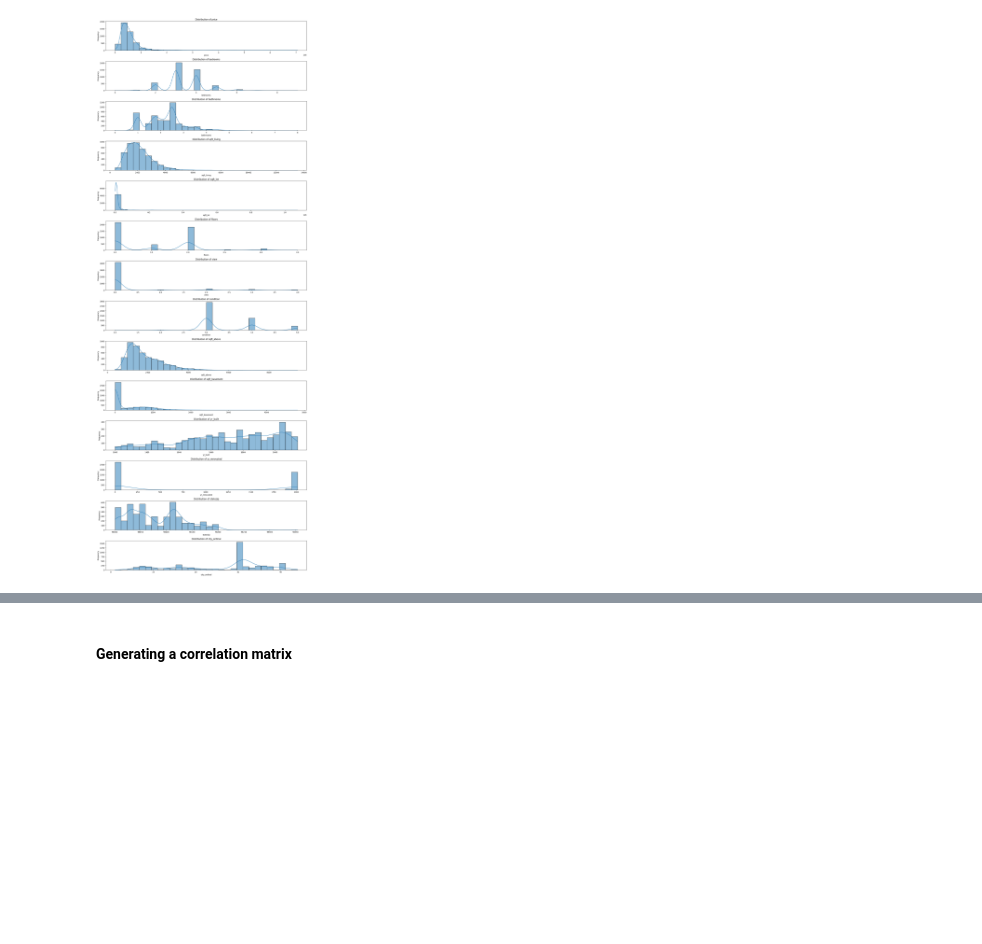
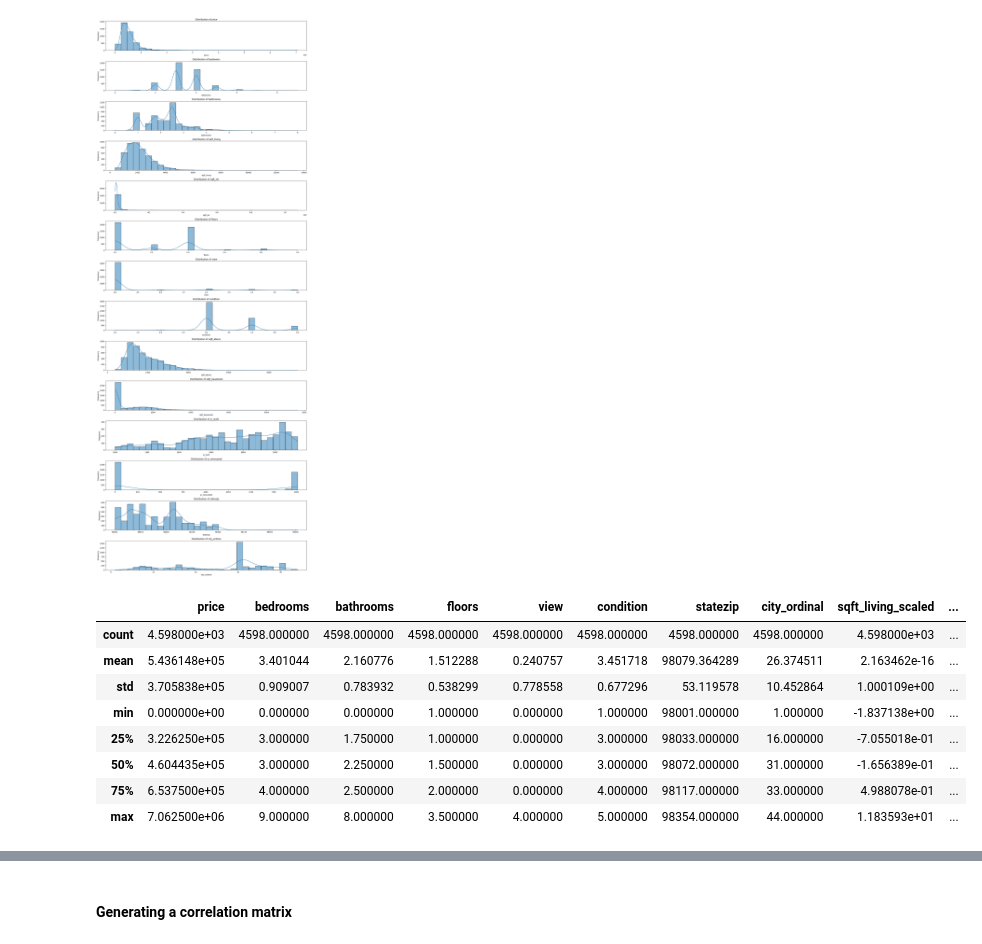
Before and after one commit to David38mk/house-price-prediction-ML, a Jupyter notebook: notebooks/EDA.ipynb, the cells around one changed output, grey strips where cells are left out. Cells and saved outputs as stored; diff of their text form; code cells hidden in the pictures; blank space fills up the shorter version.

```diff
--- a/notebooks/EDA.ipynb
+++ b/notebooks/EDA.ipynb
@@ -421,6 +384,18 @@ numeric_cols = ['yr_built', 'yr_renovated', 'sqft_basement', 'sqft_lot']
 for col in numeric_cols:
     data[col + '_scaled'] = ns.fit_transform(data[[col]])
 data = data.drop(numeric_cols, axis=1)
+# %%
+data.describe()
+# %% [output]
+|  | price | bedrooms | bathrooms | floors | view | condition | statezip | city_ordinal | sqft_living_scaled | ... |
+| count | 4.598000e+03 | 4598.000000 | 4598.000000 | 4598.000000 | 4598.000000 | 4598.000000 | 4598.000000 | 4598.000000 | 4.598000e+03 | ... |
+| mean | 5.436148e+05 | 3.401044 | 2.160776 | 1.512288 | 0.240757 | 3.451718 | 98079.364289 | 26.374511 | 2.163462e-16 | ... |
+| std | 3.705838e+05 | 0.909007 | 0.783932 | 0.538299 | 0.778558 | 0.677296 | 53.119578 | 10.452864 | 1.000109e+00 | ... |
+| min | 0.000000e+00 | 0.000000 | 0.000000 | 1.000000 | 0.000000 | 1.000000 | 98001.000000 | 1.000000 | -1.837138e+00 | ... |
+| 25% | 3.226250e+05 | 3.000000 | 1.750000 | 1.000000 | 0.000000 | 3.000000 | 98033.000000 | 16.000000 | -7.055018e-01 | ... |
+| 50% | 4.604435e+05 | 3.000000 | 2.250000 | 1.500000 | 0.000000 | 3.000000 | 98072.000000 | 31.000000 | -1.656389e-01 | ... |
+| 75% | 6.537500e+05 | 4.000000 | 2.500000 | 2.000000 | 0.000000 | 4.000000 | 98117.000000 | 33.000000 | 4.988078e-01 | ... |
+| max | 7.062500e+06 | 9.000000 | 8.000000 | 3.500000 | 4.000000 | 5.000000 | 98354.000000 | 44.000000 | 1.183593e+01 | ... |
 # %%
 data.head()
 # %% [output]
```
Also changed, not shown: parts of 5 cells of this notebook, 2 other files.
